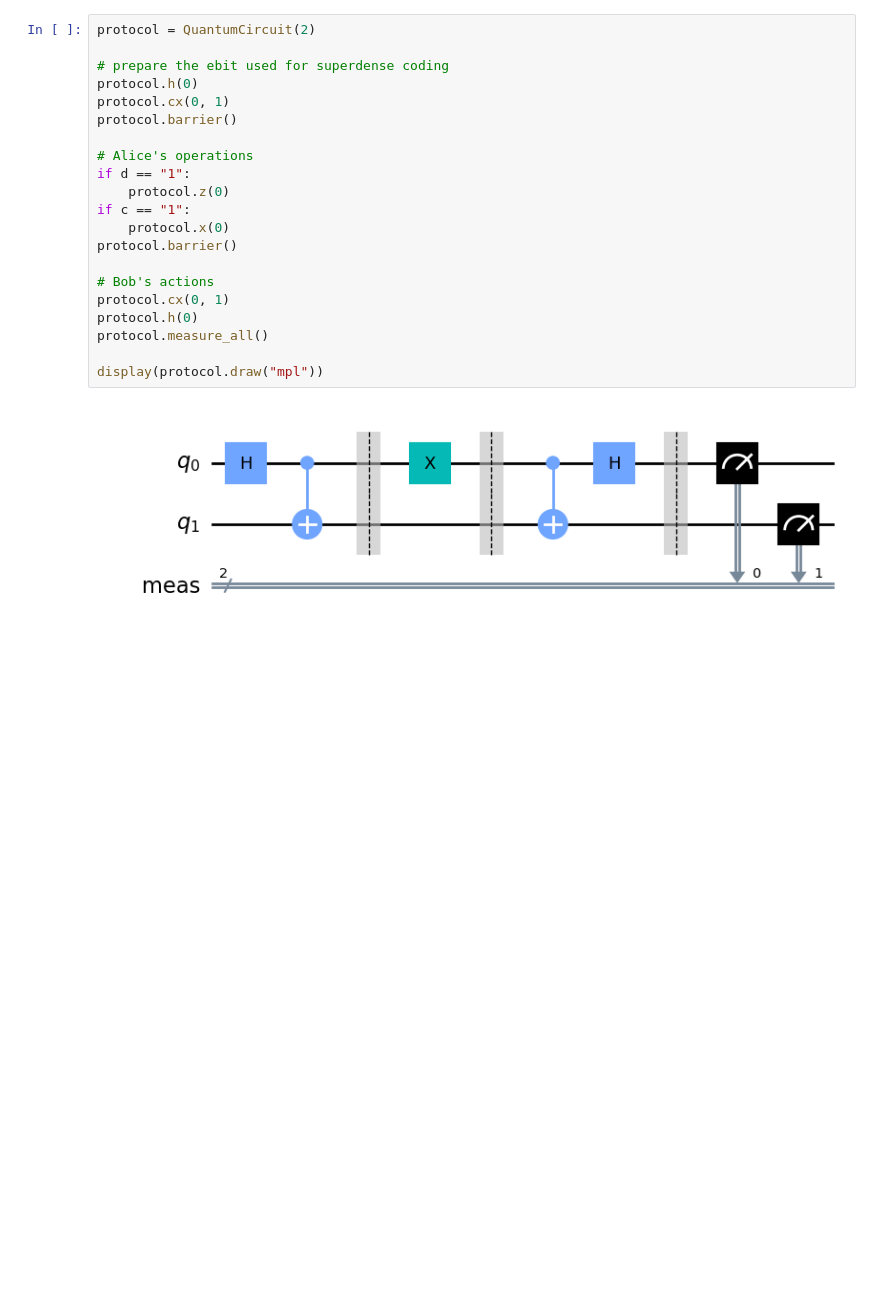
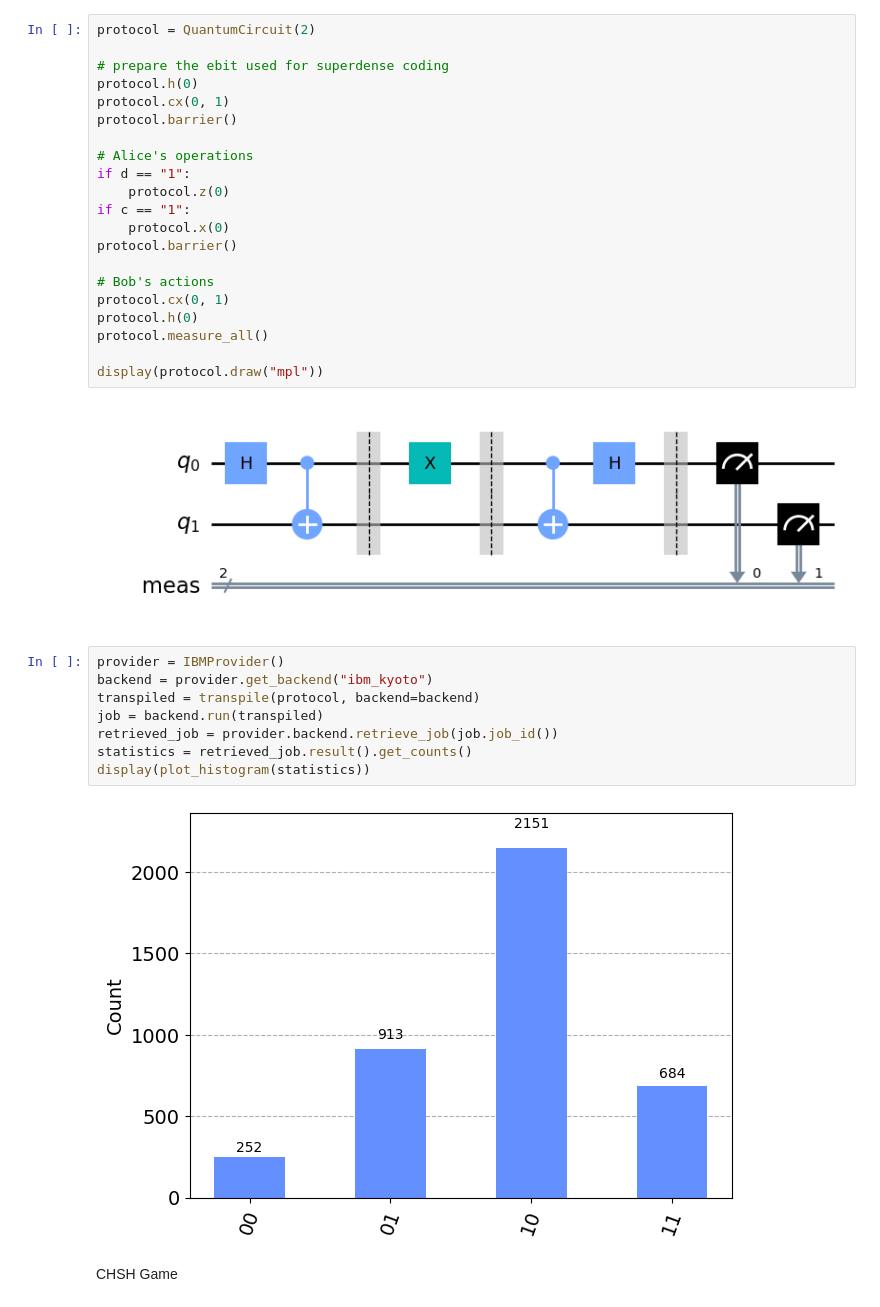
Before and after one commit to Ca1eb3/QiskitProjects, a Jupyter notebook: IBMQuantumLearning/BasicsOfQuantumInformation/EntanglementInAction.ipynb, the cells around one changed output. Saved outputs shown, nothing was run; the diff lists cells and outputs as text; blank space fills up the shorter version.

Commit message:
Add Superdense coding protocol and CHSH game

```diff
--- a/IBMQuantumLearning/BasicsOfQuantumInformation/EntanglementInAction.ipynb
+++ b/IBMQuantumLearning/BasicsOfQuantumInformation/EntanglementInAction.ipynb
@@ -129,3 +129,15 @@ protocol.measure_all()
 display(protocol.draw("mpl"))
 # %% [output]
 [figure]
+# %%
+provider = IBMProvider()
+backend = provider.get_backend("ibm_kyoto")
+transpiled = transpile(protocol, backend=backend)
+job = backend.run(transpiled)
+retrieved_job = provider.backend.retrieve_job(job.job_id())
+statistics = retrieved_job.result().get_counts()
+display(plot_histogram(statistics))
+# %% [output]
+[figure, added]
+# %% [markdown]
+CHSH Game
```
Also changed, not shown: parts of 10 cells of this notebook.
